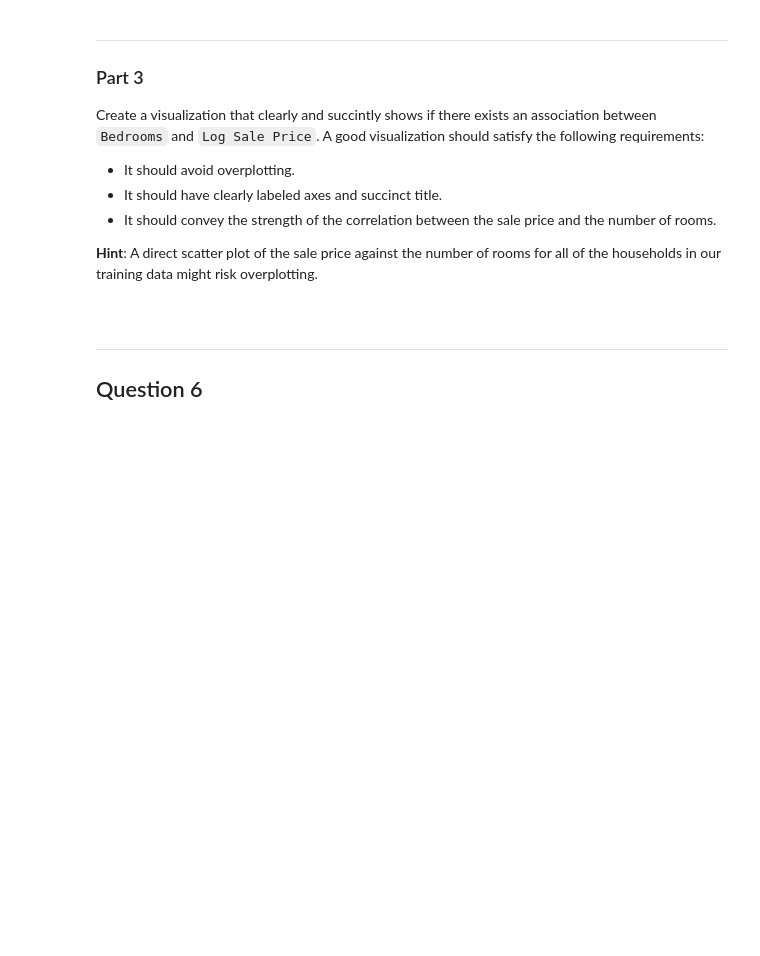
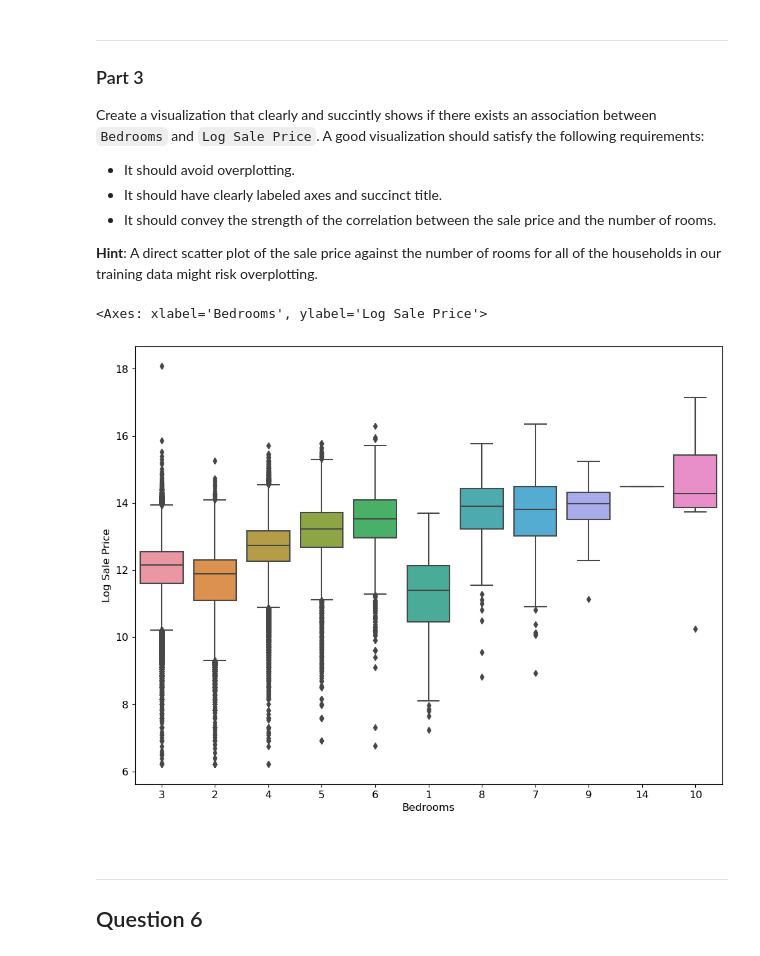
Before and after one commit to AliceRayLu/data-100-sp22, a Jupyter notebook: proj/proj1a/proj1a.ipynb, the cells around one changed output. Saved outputs shown, nothing was run; the diff lists cells and outputs as text; code cells hidden in the pictures; blank space fills up the shorter version.

```diff
--- a/proj/proj1a/proj1a.ipynb
+++ b/proj/proj1a/proj1a.ipynb
@@ -395,2 +395,4 @@ points: 1
+# %%
+training_data['Log Building Square Feet'] = np.log(training_data['Building Square Feet'])
 # %%
 grader.check("q3b")
@@ -546,3 +555,13 @@ format: image
+# %%
+# The original data doesn't have bedrooms column, must extract from description
+pattern = r'(\d+) of which are bedrooms'
+training_data['Bedrooms'] = training_data['Description'].str.extractall(pattern).droplevel('match')[0]
+# training_data['Bedrooms']
+# using box plot
+sns.boxplot(data=training_data,x='Bedrooms',y='Log Sale Price')
+# %% [output]
+<Axes: xlabel='Bedrooms', ylabel='Log Sale Price'>
+[figure, added]
 # %% [markdown]
 <!-- END QUESTION -->
 
```
Also changed, not shown: parts of 29 cells of this notebook, 1 other file.
